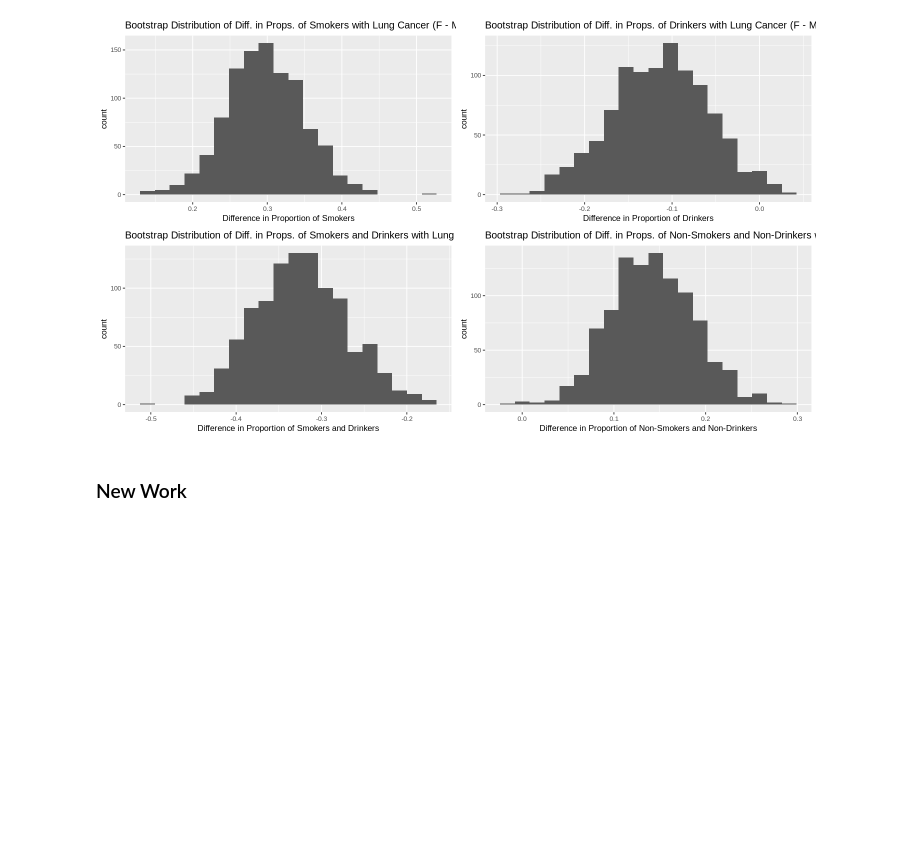
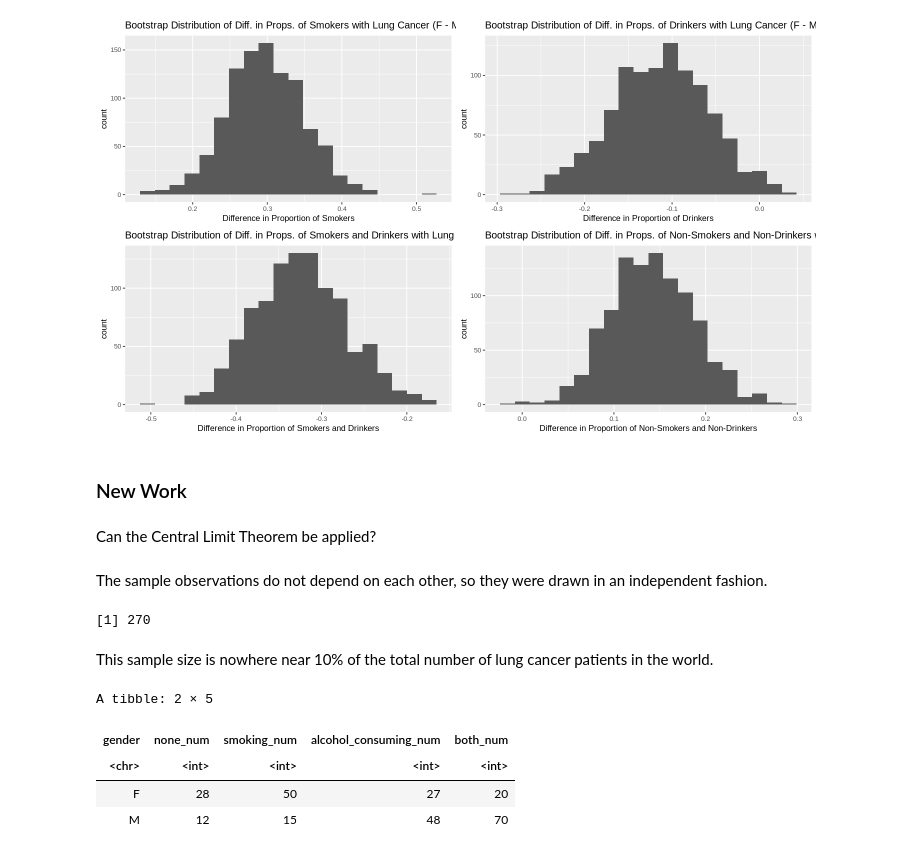
Before and after one commit to Herman-Liao/stat-201-group-project, a Jupyter notebook: Final Report Scratch Work.ipynb, the cells around one changed output. Drawn from its saved outputs; the diff is of its cells as text; code cells hidden in the pictures; blank space fills up the shorter version.

```diff
--- a/Final Report Scratch Work.ipynb
+++ b/Final Report Scratch Work.ipynb
@@ -292,0 +296,26 @@ grid.arrange(bootstrap_survey_smoking_plot,
+# %% [markdown]
+Can the Central Limit Theorem be applied?
+# %% [markdown]
+The sample observations do not depend on each other, so they were drawn in an independent fashion.
+# %%
+nrow(survey_clean_wrangled)
+# %% [output]
+[1] 270
+# %% [markdown]
+This sample size is nowhere near 10% of the total number of lung cancer patients in the world.
+# %%
+# Summarize number of smokers, drinkers, people who did both, and people who did neither
+survey_num_observations_clean_wrangled <- survey_clean_wrangled %>%
+    group_by(gender) %>%
+    summarize(none_num = sum(smoking != TRUE & alcohol_consuming != TRUE),
+              smoking_num = sum(smoking == TRUE & alcohol_consuming != TRUE),
+              alcohol_consuming_num = sum(alcohol_consuming == TRUE & smoking != TRUE),
+              both_num = sum(smoking == TRUE & alcohol_consuming == TRUE))
+
+survey_num_observations_clean_wrangled
+# %% [output]
+A tibble: 2 × 5
+| gender | none_num | smoking_num | alcohol_consuming_num | both_num |
+| <chr> | <int> | <int> | <int> | <int> |
+| F | 28 | 50 | 27 | 20 |
+| M | 12 | 15 | 48 | 70 |
```
Also changed, not shown: parts of 4 cells of this notebook.
